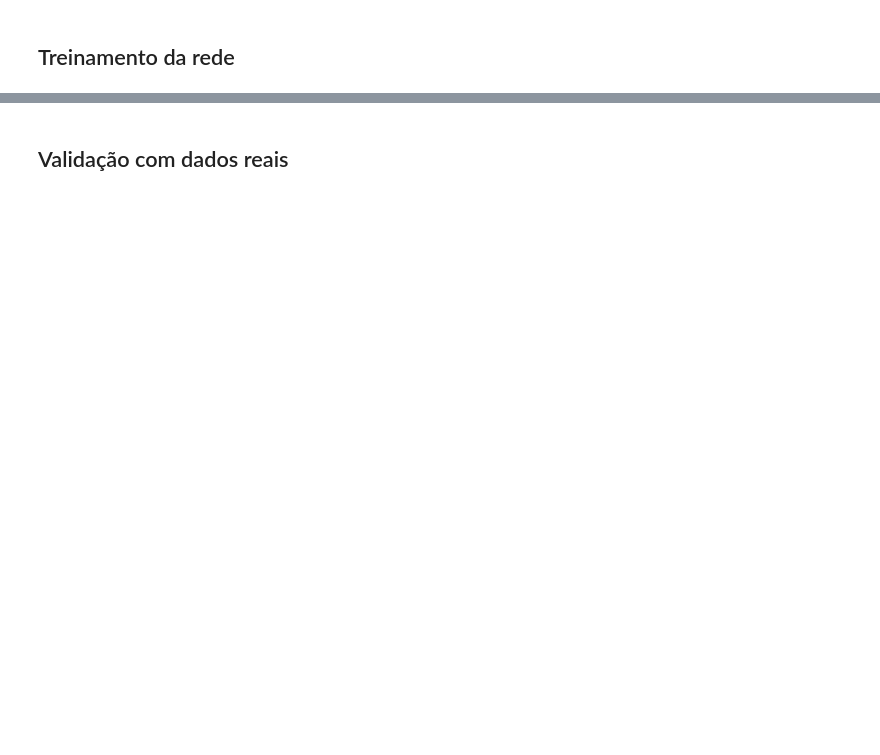
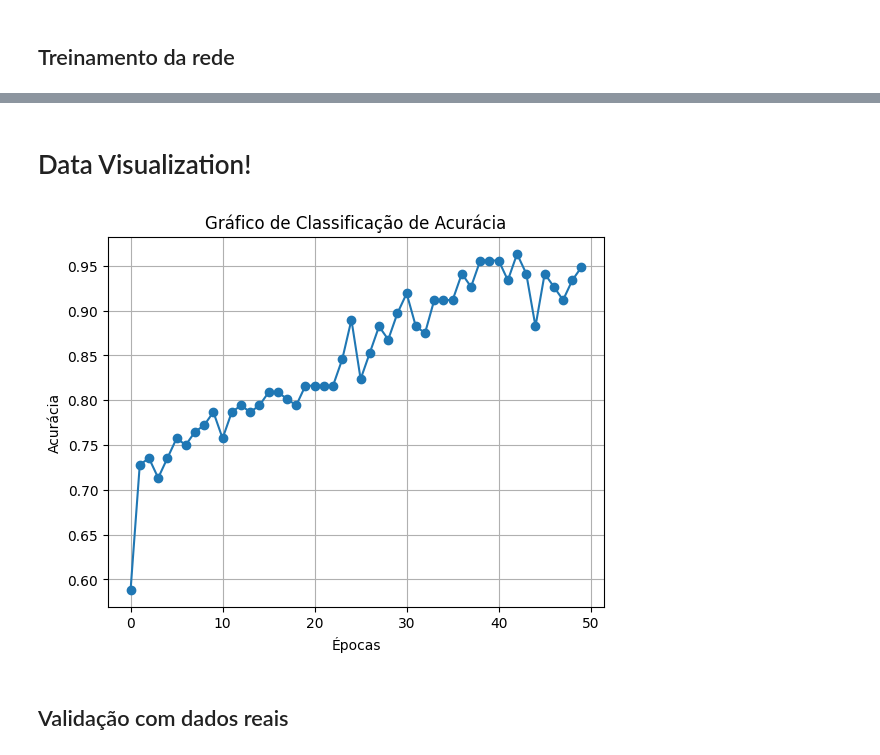
Before and after one commit to nervaljunior/JupyterHub, a Jupyter notebook: Untitled0.ipynb, the cells around one changed output, grey strips where cells are left out. Saved outputs shown, nothing was run; the diff lists cells and outputs as text; code cells hidden in the pictures; blank space fills up the shorter version.

```diff
--- a/Untitled0.ipynb
+++ b/Untitled0.ipynb
@@ -501,3 +512,17 @@ Epoch 50/50
+# %%
+epochs = epochs_hist.epoch
+accuracy = epochs_hist.history['accuracy']
+# %% [markdown]
+# Data Visualization!
+# %%
+plt.plot(epochs, accuracy, marker='o')  # Gráfico de linha com marcadores circulares
+plt.xlabel('Épocas')
+plt.ylabel('Acurácia')
+plt.title('Gráfico de Classificação de Acurácia')
+plt.grid(True)  # Adiciona uma grade ao gráfico
+plt.show()  # Mostra o gráfico
+# %% [output]
+[figure, added]
 # %% [markdown]
 ## Validação com dados reais
 # %%
```
Also changed, not shown: parts of 27 cells of this notebook.
